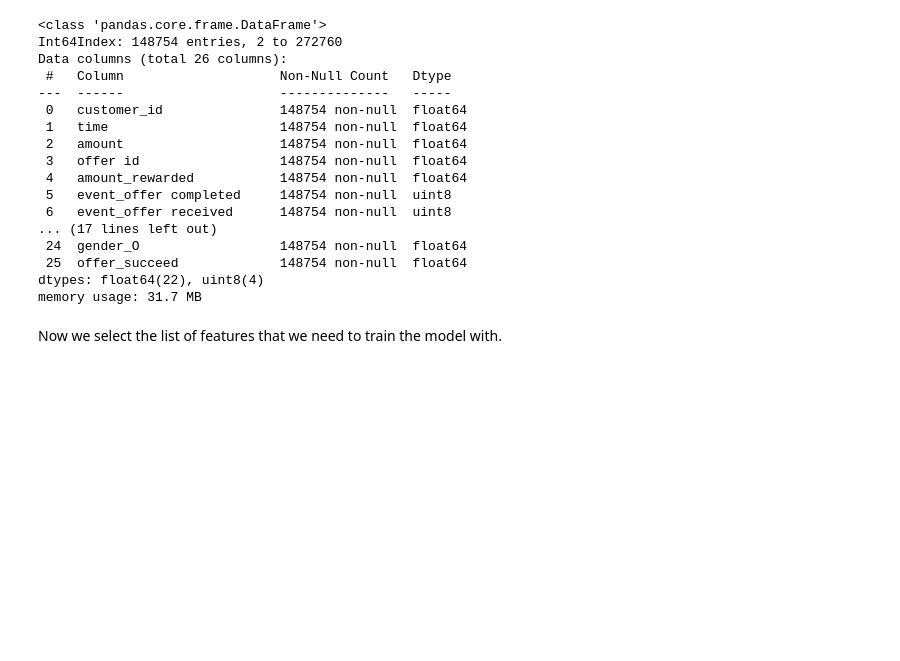
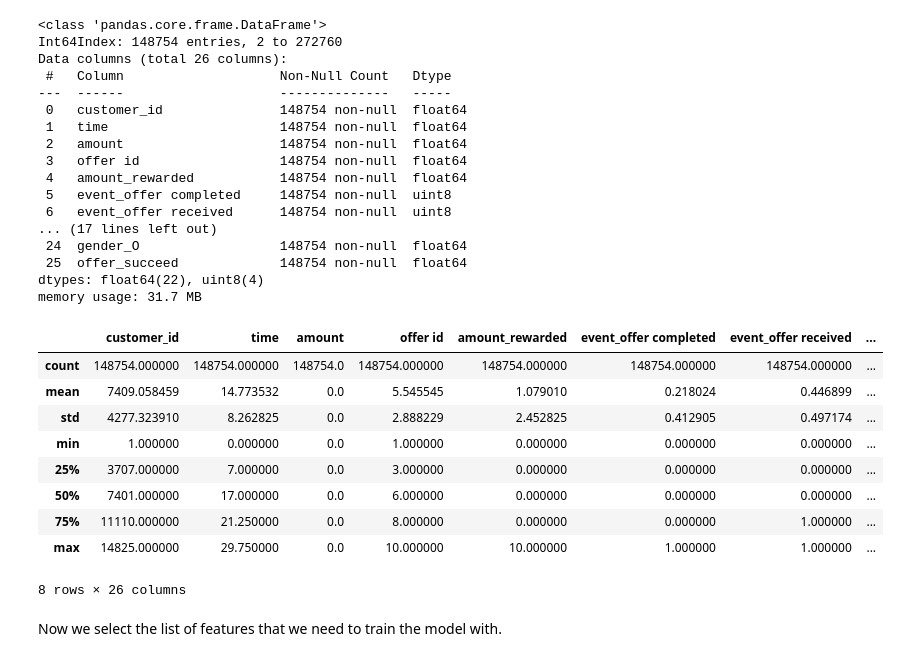
Before and after one commit to QuangTran2706/starbucks-offer-optimization, a Jupyter notebook: finalAssignment.ipynb, the cells around one changed output. Drawn from its saved outputs; the diff is of its cells as text; code cells hidden in the pictures; blank space fills up the shorter version.

```diff
--- a/finalAssignment.ipynb
+++ b/finalAssignment.ipynb
@@ -812,6 +811,19 @@ Data columns (total 26 columns):
  25  offer_succeed             148754 non-null  float64
 dtypes: float64(22), uint8(4)
 memory usage: 31.7 MB
+# %%
+new_df.describe()
+# %% [output]
+|  | customer_id | time | amount | offer id | amount_rewarded | event_offer completed | event_offer received | ... |
+| count | 148754.000000 | 148754.000000 | 148754.0 | 148754.000000 | 148754.000000 | 148754.000000 | 148754.000000 | ... |
+| mean | 7409.058459 | 14.773532 | 0.0 | 5.545545 | 1.079010 | 0.218024 | 0.446899 | ... |
+| std | 4277.323910 | 8.262825 | 0.0 | 2.888229 | 2.452825 | 0.412905 | 0.497174 | ... |
+| min | 1.000000 | 0.000000 | 0.0 | 1.000000 | 0.000000 | 0.000000 | 0.000000 | ... |
+| 25% | 3707.000000 | 7.000000 | 0.0 | 3.000000 | 0.000000 | 0.000000 | 0.000000 | ... |
+| 50% | 7401.000000 | 17.000000 | 0.0 | 6.000000 | 0.000000 | 0.000000 | 0.000000 | ... |
+| 75% | 11110.000000 | 21.250000 | 0.0 | 8.000000 | 0.000000 | 0.000000 | 1.000000 | ... |
+| max | 14825.000000 | 29.750000 | 0.0 | 10.000000 | 10.000000 | 1.000000 | 1.000000 | ... |
+8 rows × 26 columns
 # %% [markdown]
 Now we select the list of features that we need to train the model with.
 # %%
```
Also changed, not shown: parts of 20 cells of this notebook, 3 other files.
